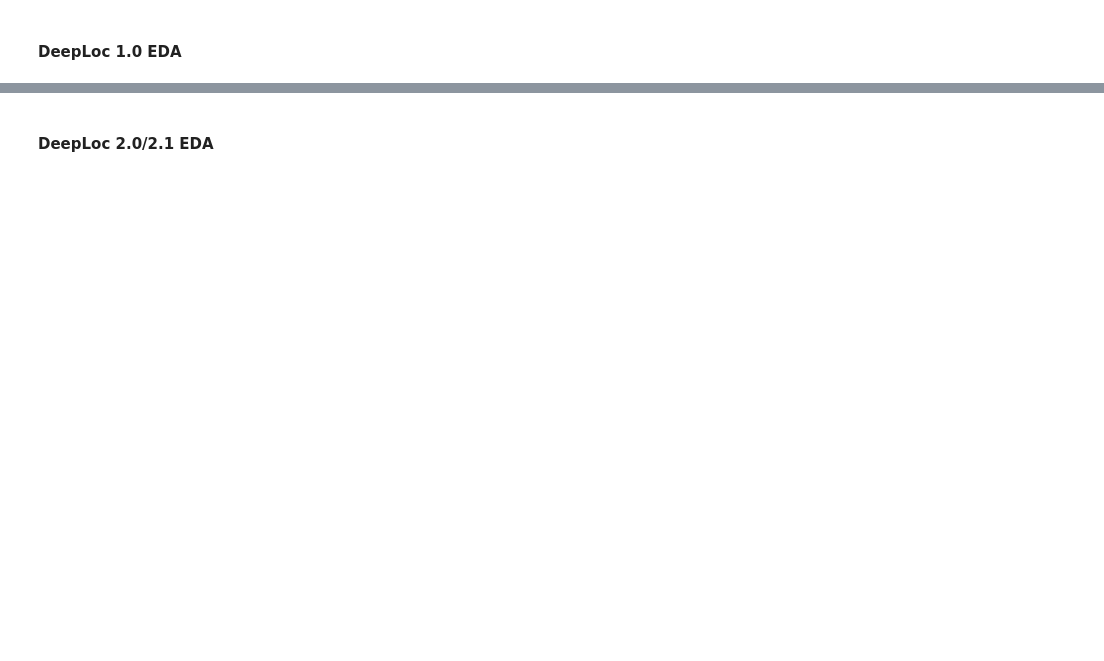
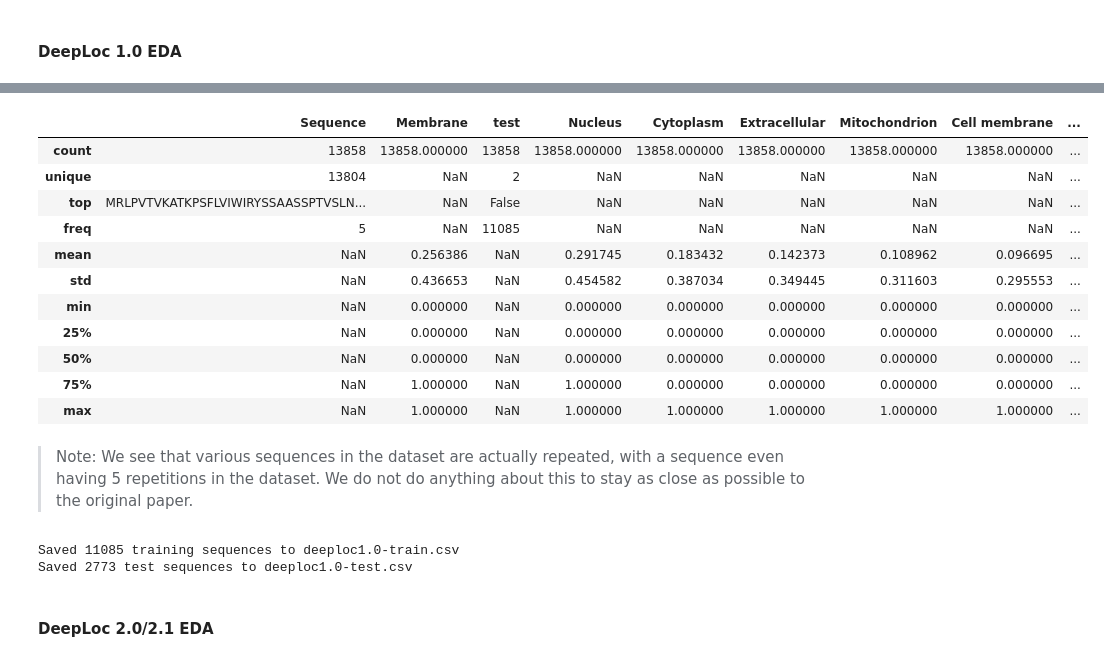
Before and after one commit to YouriLangh/DeepLoc_Reimplementation, a Jupyter notebook: data_explore.ipynb, the cells around one changed output, grey strips where cells are left out. Cells and saved outputs as stored; diff of their text form; code cells hidden in the pictures; blank space fills up the shorter version.

```diff
--- a/data_explore.ipynb
+++ b/data_explore.ipynb
@@ -111,0 +191,4 @@ We decided against using this dataset as the DeepLoc 2.0 offers a dataset with p
+# %%
+# Examine the first few rows of the newly created dataframe
+df = fasta_to_dataframe(fasta_file_path)
+print(df.head())
@@ -111,0 +232,36 @@ We decided against using this dataset as the DeepLoc 2.0 offers a dataset with p
+# %%
+MAX_LEN = 1000
+PAD_CHAR = '-'
+
+# Remove the center of the sequence, keeping the first and last 500.
+def truncate_sequence(seq, max_len=1000):
+    if len(seq) <= max_len:
+        return seq
+    half = max_len // 2
+    return seq[:half] + seq[-half:]
+
+# Pad the sequence in the center with a specified character
+def pad_middle(seq, max_len=MAX_LEN, pad_char=PAD_CHAR):
+    pad_total = max_len - len(seq)
+    half_idx = len(seq) // 2
+    pad_left = pad_total // 2
+    pad_right = pad_total - pad_left
+    return seq[:half_idx] + (pad_char * pad_left) + seq[half_idx:] + (pad_char * pad_right)
+
+# Prepare the sequence for the the processed training dataset
+def prepare_sequence(seq, max_len=MAX_LEN, pad_char=PAD_CHAR):
+    if len(seq) > max_len:
+        return truncate_sequence(seq, max_len)
+    elif len(seq) < max_len:
+        return pad_middle(seq, max_len, pad_char)
+    else:
+        return seq  # already length 1000
+
+# Generate a mask for the sequence
+def generate_mask(seq, pad_char=PAD_CHAR):
+    """ The mask is a string of 0s and 1s, where 1 indicates the presence of an amino acid and 0 indicates a padding character """
+    return ''.join(['0' if aa == pad_char else '1' for aa in seq])
+# %%
+# Create a new column with truncated sequences
+df['PaddedSequence'] = df['Sequence'].apply(prepare_sequence)
+df['Mask'] = df['PaddedSequence'].apply(generate_mask)
@@ -112,2 +281,33 @@ We decided against using this dataset as the DeepLoc 2.0 offers a dataset with p
+# %%
+df.describe(include="all")
+# %% [output]
+|  | Sequence | Membrane | test | Nucleus | Cytoplasm | Extracellular | Mitochondrion | Cell membrane | ... |
+| count | 13858 | 13858.000000 | 13858 | 13858.000000 | 13858.000000 | 13858.000000 | 13858.000000 | 13858.000000 | ... |
+| unique | 13804 | NaN | 2 | NaN | NaN | NaN | NaN | NaN | ... |
+| top | MRLPVTVKATKPSFLVIWIRYSSAASSPTVSLN... | NaN | False | NaN | NaN | NaN | NaN | NaN | ... |
+| freq | 5 | NaN | 11085 | NaN | NaN | NaN | NaN | NaN | ... |
+| mean | NaN | 0.256386 | NaN | 0.291745 | 0.183432 | 0.142373 | 0.108962 | 0.096695 | ... |
+| std | NaN | 0.436653 | NaN | 0.454582 | 0.387034 | 0.349445 | 0.311603 | 0.295553 | ... |
+| min | NaN | 0.000000 | NaN | 0.000000 | 0.000000 | 0.000000 | 0.000000 | 0.000000 | ... |
+| 25% | NaN | 0.000000 | NaN | 0.000000 | 0.000000 | 0.000000 | 0.000000 | 0.000000 | ... |
+| 50% | NaN | 0.000000 | NaN | 0.000000 | 0.000000 | 0.000000 | 0.000000 | 0.000000 | ... |
+| 75% | NaN | 1.000000 | NaN | 1.000000 | 0.000000 | 0.000000 | 0.000000 | 0.000000 | ... |
+| max | NaN | 1.000000 | NaN | 1.000000 | 1.000000 | 1.000000 | 1.000000 | 1.000000 | ... |
+# %% [markdown]
+> Note: We see that various sequences in the dataset are actually repeated, with a sequence even having 5 repetitions in the dataset. We do not do anything about this to stay as close as possible to the original paper.
+# %%
+# Split based on the 'test' column
+train_df = df[df["test"] == False]
+test_df = df[df["test"] == True]
+
+# Save to CSV files
+train_df.to_csv(train_path, index=False)
+test_df.to_csv(test_path, index=False)
+
+print(f"Saved {len(train_df)} training sequences to deeploc1.0-train.csv")
+print(f"Saved {len(test_df)} test sequences to deeploc1.0-test.csv")
+# %% [output]
+Saved 11085 training sequences to deeploc1.0-train.csv
+Saved 2773 test sequences to deeploc1.0-test.csv
 # %% [markdown]
 #### DeepLoc 2.0/2.1 EDA
```
Also changed, not shown: parts of 28 cells of this notebook, 18 other files.
